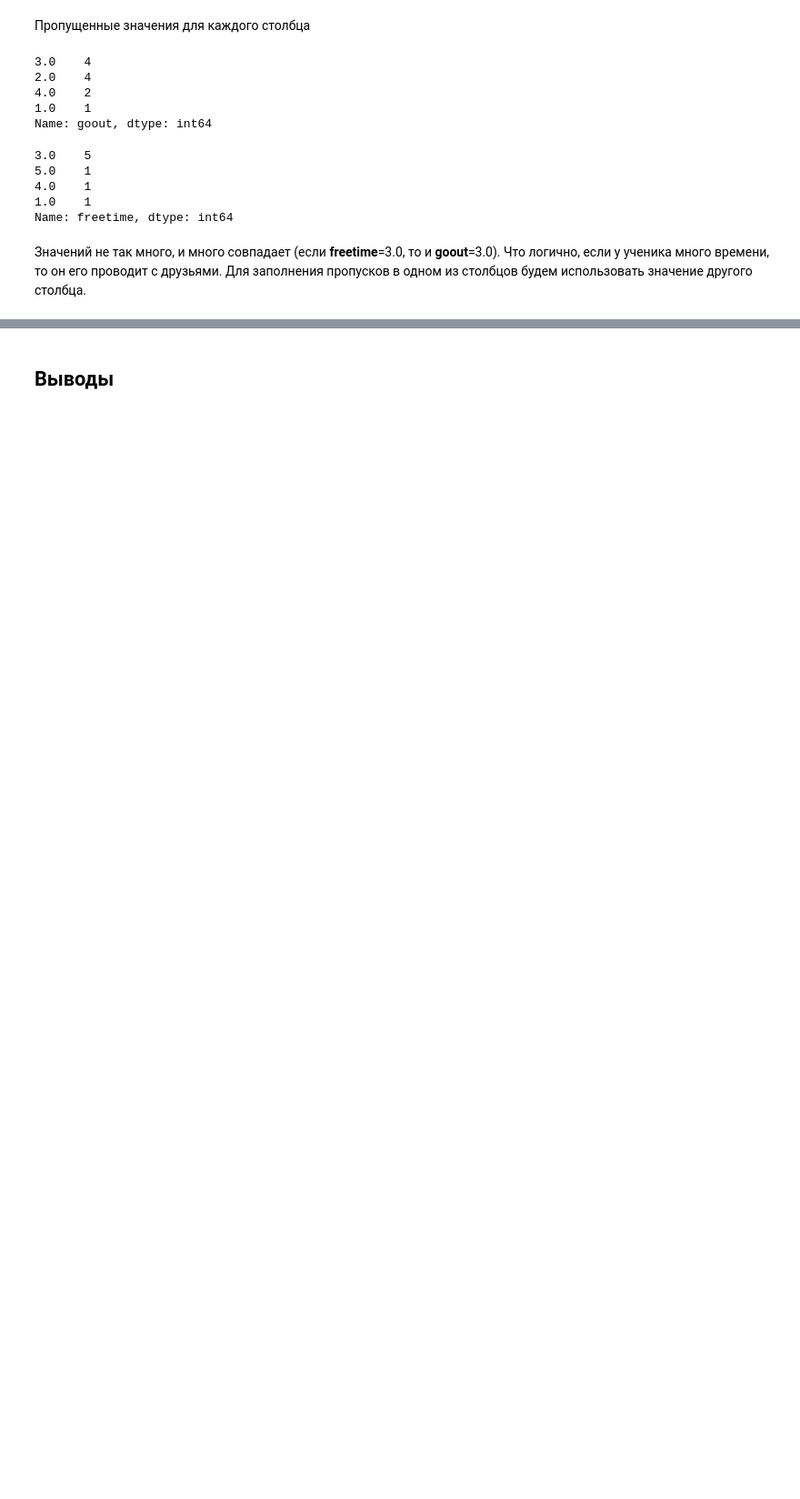
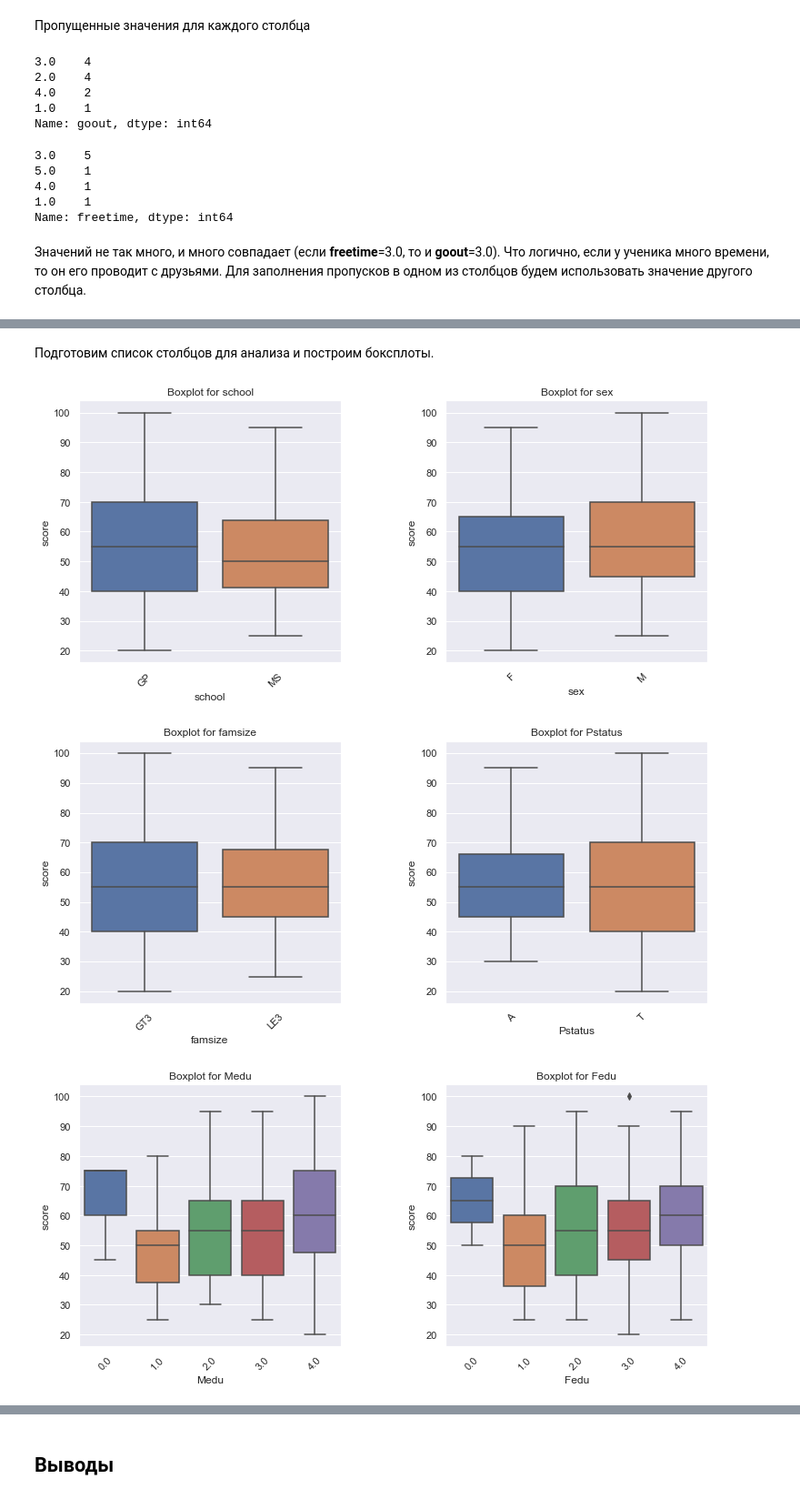
Before and after one commit to Deus99/skillfactory_rds, a Jupyter notebook: module_2/EDA_Unicef.ipynb, the cells around one changed output, grey strips where cells are left out. Shown at 91% size. Saved outputs shown, nothing was run; the diff lists cells and outputs as text; code cells hidden in the pictures; blank space fills up the shorter version.

```diff
--- a/module_2/EDA_Unicef.ipynb
+++ b/module_2/EDA_Unicef.ipynb
@@ -911,16 +904,16 @@ math.loc[math.activities.isnull(), 'activities'] = math[math.activities.isnull()
 #### Заполняем столбец internet
 # %%
 # создадим переменные исходя из процента интернета для города и пригорода
-int_R = math.query('address == "R"').internet.value_counts(normalize = True)['yes']
-int_U = math.query('address == "U"').internet.value_counts(normalize = True)['yes']
+int_R = ms.query('address == "R"').internet.value_counts(normalize = True)['yes']
+int_U = ms.query('address == "U"').internet.value_counts(normalize = True)['yes']
 
 #создадим маску для сокращения записи R/U
-maskR = (math.address == "R") & (math.internet.isnull())
-maskU = (math.address == "U") & (math.internet.isnull())
+maskR = (ms.address == "R") & (ms.internet.isnull())
+maskU = (ms.address == "U") & (ms.internet.isnull())
 
 #заполним случайно исходя из статистики для R/U
-math.loc[maskR, 'internet'] = math[maskR].internet.apply(lambda x: yesno_fill(int_R))
-math.loc[maskU, 'internet'] = math[maskU].internet.apply(lambda x: yesno_fill(int_U))
+ms.loc[maskR, 'internet'] = ms[maskR].internet.apply(lambda x: yesno_fill(int_R))
+ms.loc[maskU, 'internet'] = ms[maskU].internet.apply(lambda x: yesno_fill(int_U))
 # %% [markdown]
 ### Famrel, health - отношения в семье и здоровье.
 Оценивается от 1 (плохо) до 5 (очень хорошо)
@@ -941,14 +934,14 @@ plt.show()
 Заполним пропуски случайно исходя из текущего распределения.
 # %%
 #список распрделения вероятностей для 1.0 2.0 ....
-famrel_p = math.famrel.value_counts(normalize = True).sort_values().to_list()
-health_p = math.health.value_counts(normalize = True).sort_values().to_list()
+famrel_p = ms.famrel.value_counts(normalize = True).sort_values().to_list()
+health_p = ms.health.value_counts(normalize = True).sort_values().to_list()
 
 #заполняем пропуски
-math.loc[math.famrel.isnull(), 'famrel'] = math[math.famrel.isnull()].\
+ms.loc[ms.famrel.isnull(), 'famrel'] = ms[ms.famrel.isnull()].\
                 famrel.apply(lambda x: np.random.choice(5, p=famrel_p)+1)
 
-math.loc[math.health.isnull(), 'health'] = math[math.health.isnull()].\
+ms.loc[ms.health.isnull(), 'health'] = ms[ms.health.isnull()].\
                 health.apply(lambda x: np.random.choice(5, p=health_p)+1)
 # %% [markdown]
 ### freetime и goout  свободное время и друзья
@@ -1137,0 +994,3 @@ math_EDA.sample(5)
+# %%
+ms.loc[ms.goout.isnull(), 'goout'] = ms[ms.goout.isnull()].goout.fillna(ms.freetime)
+ms.loc[ms.freetime.isnull(), 'freetime'] = ms[ms.freetime.isnull()].freetime.fillna(ms.goout)
@@ -1137,0 +1019,14 @@ math_EDA.sample(5)
+# %% [markdown]
+Подготовим список столбцов для анализа и построим боксплоты.
+# %%
+#Подготовим список столбцов для построение боксплотов
+columns = ms.columns
+columns = columns.drop('age').drop('score').to_list()
+columns.remove('address') #меняем местами столбцы
+columns.insert(8,'address')
+# %%
+get_boxplot2(columns)
+# %% [output]
+[figure, added]
+[figure, added]
+[figure, added]
```
Also changed, not shown: parts of 113 cells of this notebook.
